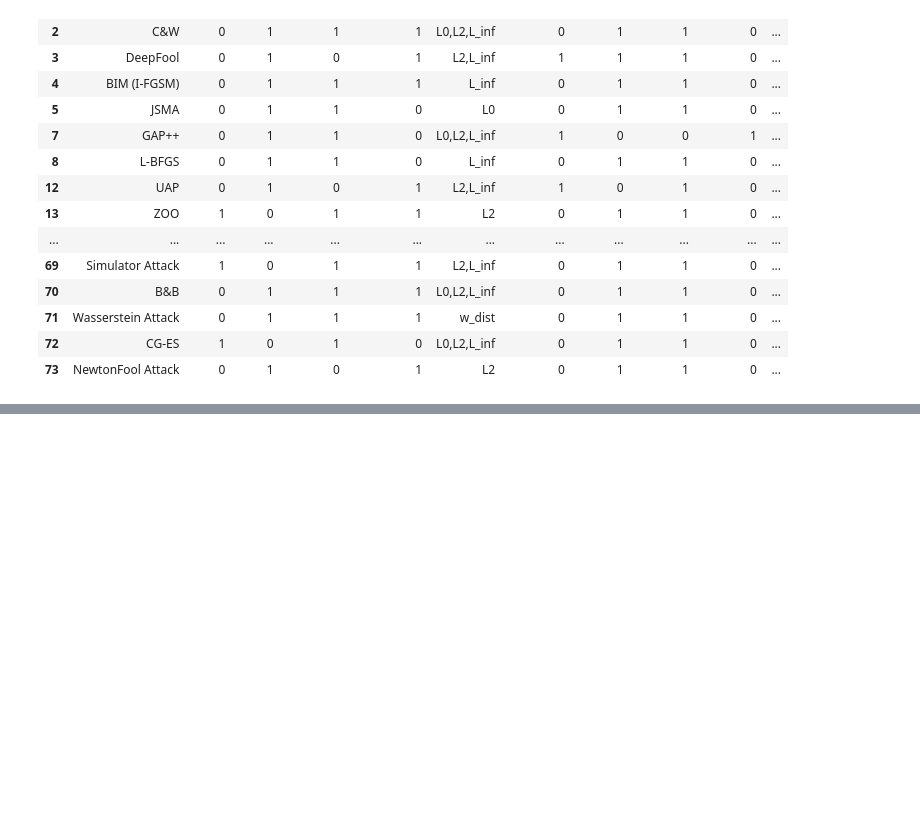
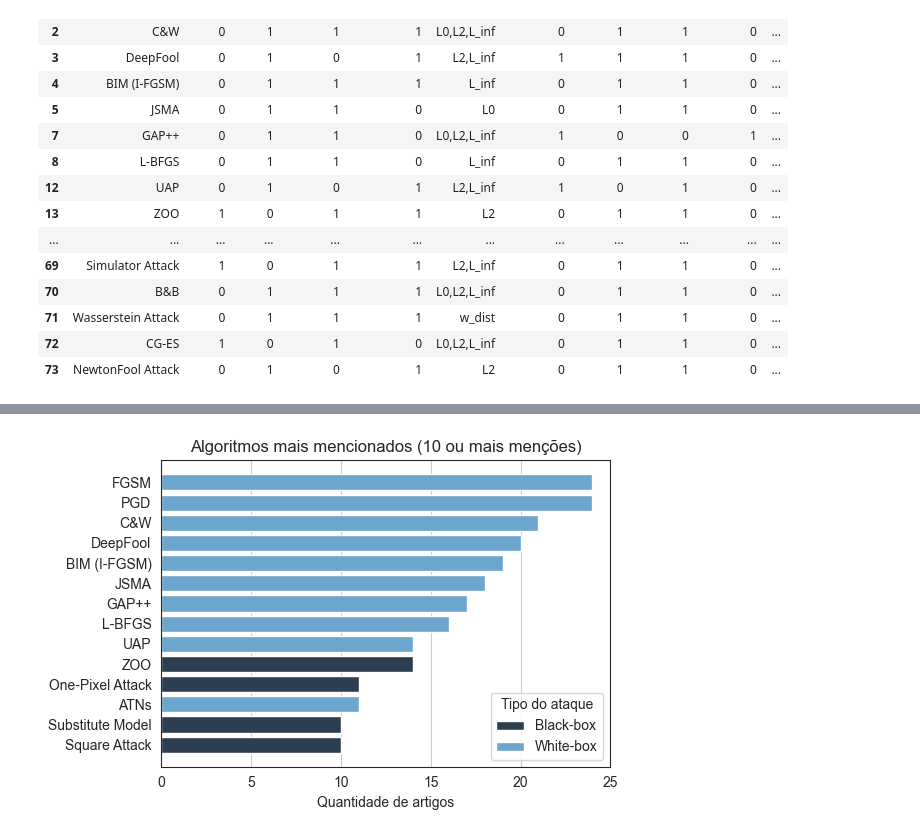
Before and after one commit to JVitorCarv/term-paper-data-analysis, a Jupyter notebook: dataviz.ipynb, the cells around one changed output, grey strips where cells are left out. Cells and saved outputs as stored; diff of their text form; code cells hidden in the pictures; blank space fills up the shorter version.

```diff
--- a/dataviz.ipynb
+++ b/dataviz.ipynb
@@ -229,0 +267,3 @@ attacks
+# %%
+attacks = attacks.sort_values(by="mention_count", ascending=False)
+attacks
@@ -229,0 +288,30 @@ attacks
+# %%
+counts = attacks[["attack", "mention_count", "white", "black"]].sort_values(
+    by="mention_count", ascending=False
+)
+
+counts = counts[counts["mention_count"] >= 10]
+counts = counts.iloc[::-1]
+
+colors = ["#2c3e50" if row["black"] == 1 else "#6CA6CD" for _, row in counts.iterrows()]
+
+legend_elements = [
+    Patch(facecolor="#2c3e50", label="Black-box"),
+    Patch(facecolor="#6CA6CD", label="White-box"),
+]
+
+plt.figure(figsize=(6, 4))
+bars = plt.barh(counts["attack"], counts["mention_count"], color=colors)
+
+plt.legend(handles=legend_elements, title="Tipo do ataque")
+plt.xlabel("Quantidade de artigos")
+plt.xlim(0, counts["mention_count"].max() + 1)
+plt.ylabel("")
+plt.grid(axis="x")
+plt.title("Algoritmos mais mencionados (10 ou mais menções)")
+plt.tight_layout()
+
+plt.savefig("figures/top_ataques.png", dpi=300, bbox_inches="tight")
+plt.show()
+# %% [output]
+[figure, added]
```
Also changed, not shown: parts of 23 cells of this notebook, 13 other files.
